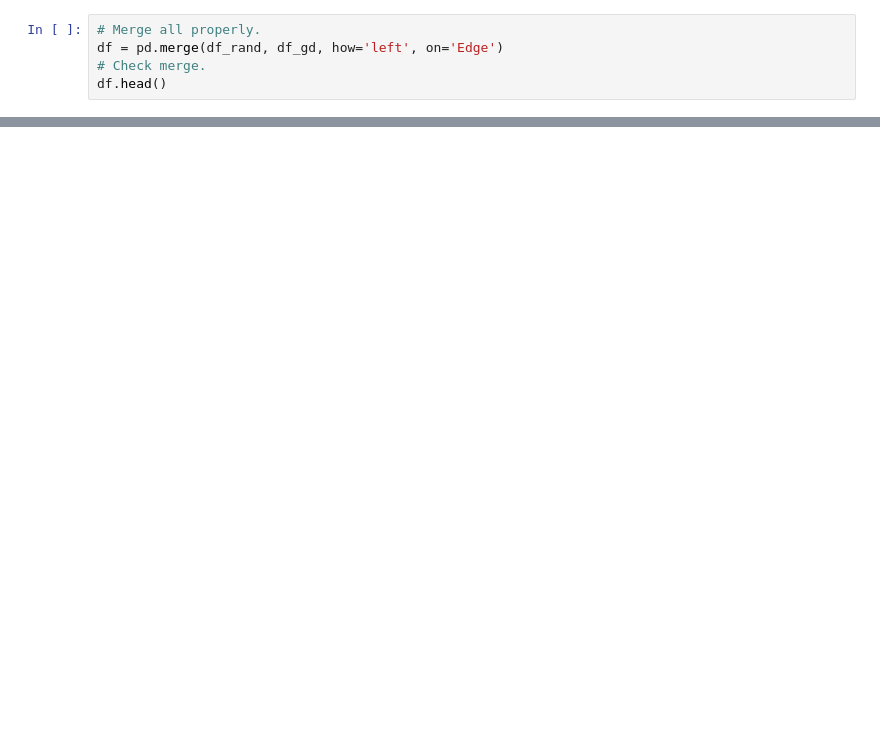
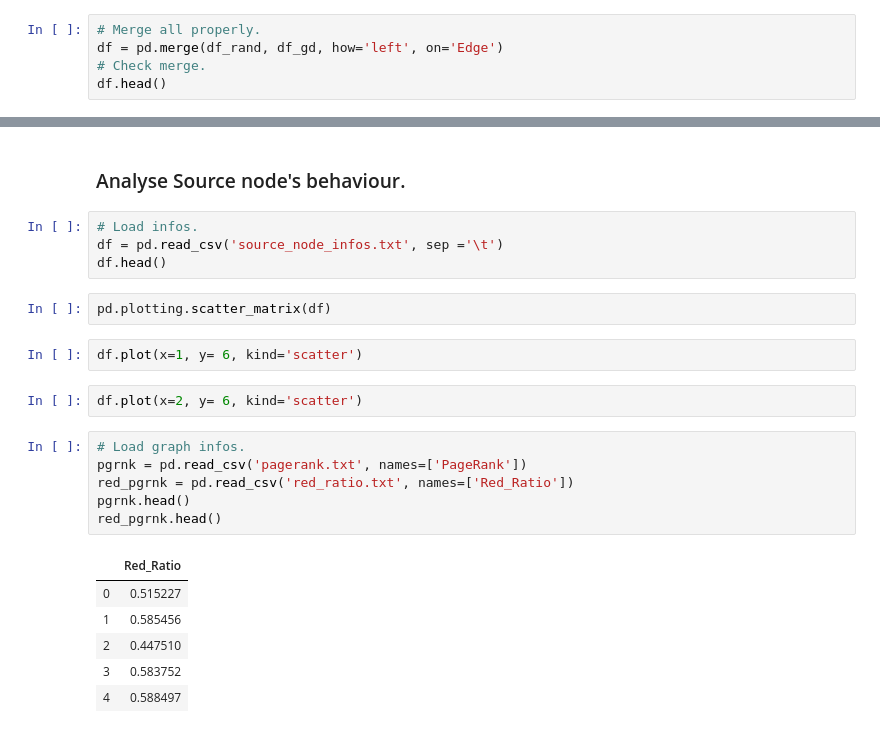
Before and after one commit to SotirisTsioutsiouliklis/FairRec, a Jupyter notebook: FairRec_Analysis.ipynb, the cells around one changed output, grey strips where cells are left out. Drawn from its saved outputs; the diff is of its cells as text; blank space fills up the shorter version.

```diff
--- a/FairRec_Analysis.ipynb
+++ b/FairRec_Analysis.ipynb
@@ -105,0 +119,25 @@ df.plot(x=0, y=[1,2,3], kind='line')
+# %% [markdown]
+### Analyse Source node's behaviour.
+# %%
+# Load infos.
+df = pd.read_csv('source_node_infos.txt', sep ='\t')
+df.head()
+# %%
+pd.plotting.scatter_matrix(df)
+# %%
+df.plot(x=1, y= 6, kind='scatter')
+# %%
+df.plot(x=2, y= 6, kind='scatter')
+# %%
+# Load graph infos.
+pgrnk = pd.read_csv('pagerank.txt', names=['PageRank'])
+red_pgrnk = pd.read_csv('red_ratio.txt', names=['Red_Ratio'])
+pgrnk.head()
+red_pgrnk.head()
+# %% [output]
+|  | Red_Ratio |
+| 0 | 0.515227 |
+| 1 | 0.585456 |
+| 2 | 0.447510 |
+| 3 | 0.583752 |
+| 4 | 0.588497 |
```
Also changed, not shown: parts of 11 cells of this notebook, 5 other files.
